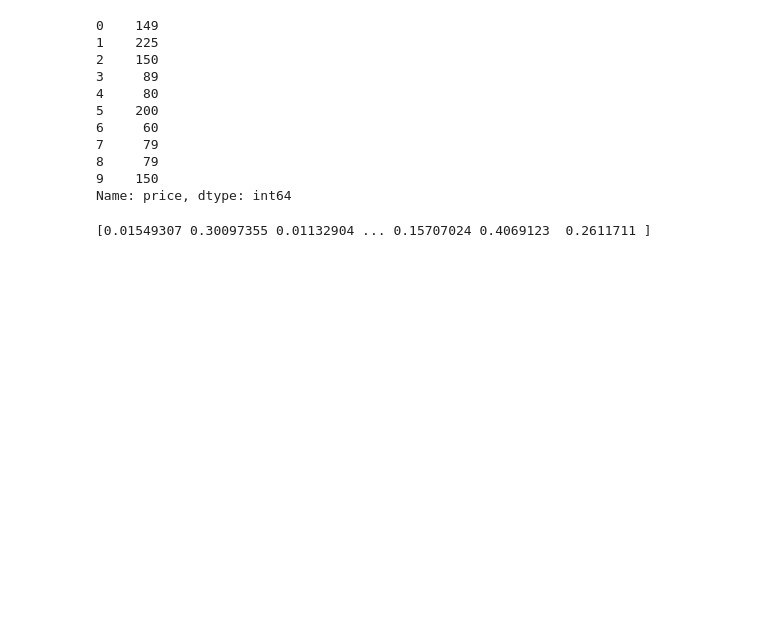
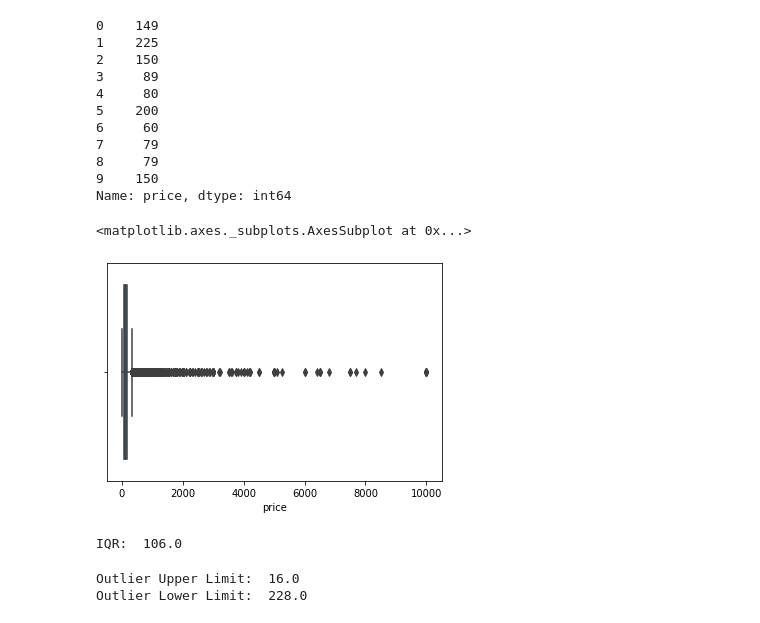
Before and after one commit to cedricbansah/new-york-house-price-prediction, a Jupyter notebook: ny_housing_eda.ipynb, the cells around one changed output. Cells and saved outputs as stored; diff of their text form; code cells hidden in the pictures; blank space fills up the shorter version.

```diff
--- a/ny_housing_eda.ipynb
+++ b/ny_housing_eda.ipynb
@@ -73,9 +73,24 @@ price.head(10)
 8     79
 9    150
 Name: price, dtype: int64
-# %%
-from scipy import stats
-z = np.abs(stats.zscore(df['price']))
-print(z)
-# %% [output]
-[0.01549307 0.30097355 0.01132904 ... 0.15707024 0.4069123  0.2611711 ]
+# %%
+sns.boxplot(price)
+# %% [output]
+<matplotlib.axes._subplots.AxesSubplot at 0x...>
+[figure, added]
+# %%
+pq1 = price.quantile(0.25)
+median = price.median()
+pq3 = price.quantile(0.75)
+iqr = pq3 - pq1
+print('IQR: ', iqr)
+# %% [output]
+IQR:  106.0
+# %%
+lower_limit = pq1 + 1.5 *iqr
+upper_limit = pq3 - 1.5 *iqr
+print('Outlier Upper Limit: ', upper_limit)
+print('Outlier Lower Limit: ', lower_limit)
+# %% [output]
+Outlier Upper Limit:  16.0
+Outlier Lower Limit:  228.0
```
Also changed, not shown: parts of 8 cells of this notebook.
